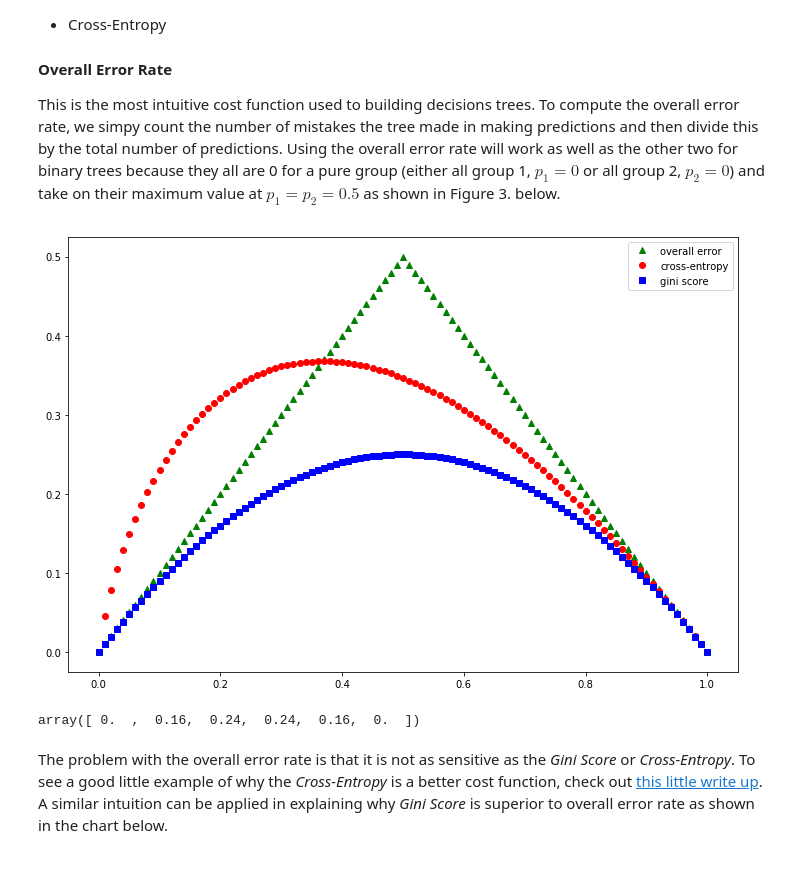
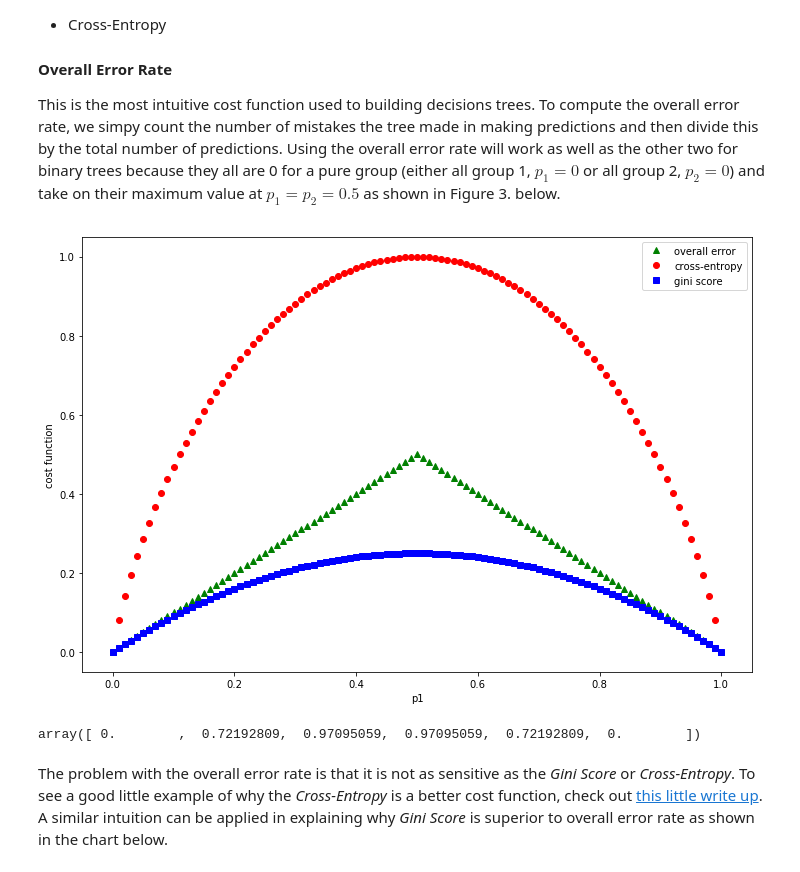
Before and after one commit to focods/WonderfulML, a Jupyter notebook: docs/notebooks/session05_py.ipynb, the cells around one changed output. Cells and saved outputs as stored; diff of their text form; code cells hidden in the pictures.

Commit message:
fix entropy function, start section on voting approach

```diff
--- a/docs/notebooks/session05_py.ipynb
+++ b/docs/notebooks/session05_py.ipynb
@@ -101,41 +101,42 @@ def overallError(prob):
         error = 1 - prob
 
     return error
 
 # Returns the binary cross-entropy cost
 # prob - probability of one of binary classes
 def crossEntropy(prob):
-    ce = 0.
-    if prob > 0:
-        ce = - prob * math.log(prob)
-
-    return ce
+    if prob > 0 and prob < 1:
+        return -((prob * math.log(prob, 2)) + ((1 - prob) * math.log(1 - prob, 2)))
+    else:
+        return 0.
 
 # Returns the binary gini score
 # prob - probability of one of binary classes
 def giniScore(prob):
     return prob * (1. - prob)
 
 # vectorize the cost functions
 overallError = np.vectorize(overallError)
 crossEntropy = np.vectorize(crossEntropy)
 giniScore = np.vectorize(giniScore)
 
 probs = np.linspace(0, 1.0, 101)
 # Plot 3 cost functions
 import matplotlib as mp, matplotlib.pyplot as plt
 %matplotlib inline
 plt.figure(figsize=(12, 8))
 plt.plot(probs, overallError(probs), 'g^', label='overall error')
 plt.plot(probs, crossEntropy(probs), 'ro', label='cross-entropy')
 plt.plot(probs, giniScore(probs), 'bs', label='gini score')
+plt.xlabel("p1")
+plt.ylabel("cost function")
 plt.legend(loc='upper right')
 plt.show()
 
-giniScore(np.array([0, 0.2, 0.4, 0.6, 0.8, 1.0]))
+crossEntropy(np.array([0, 0.2, 0.4, 0.6, 0.8, 1.0]))
 # %% [output]
-[figure, old version]
+[figure, new version]
-array([ 0.  ,  0.16,  0.24,  0.24,  0.16,  0.  ])
+array([ 0.        ,  0.72192809,  0.97095059,  0.97095059,  0.72192809,  0.        ])
 # %% [markdown]
 The problem with the overall error rate is that it is not as sensitive as the *Gini Score* or *Cross-Entropy*.  To see a good little example of why the *Cross-Entropy* is a better cost function, check out [this little write up](http://rpubs.com/mszczepaniak/classificationgoodness).  A similar intuition can be applied in explaining why *Gini Score* is superior to overall error rate as shown in the chart below.
 # %% [markdown]
```
Also changed, not shown: parts of 2 cells of this notebook.
